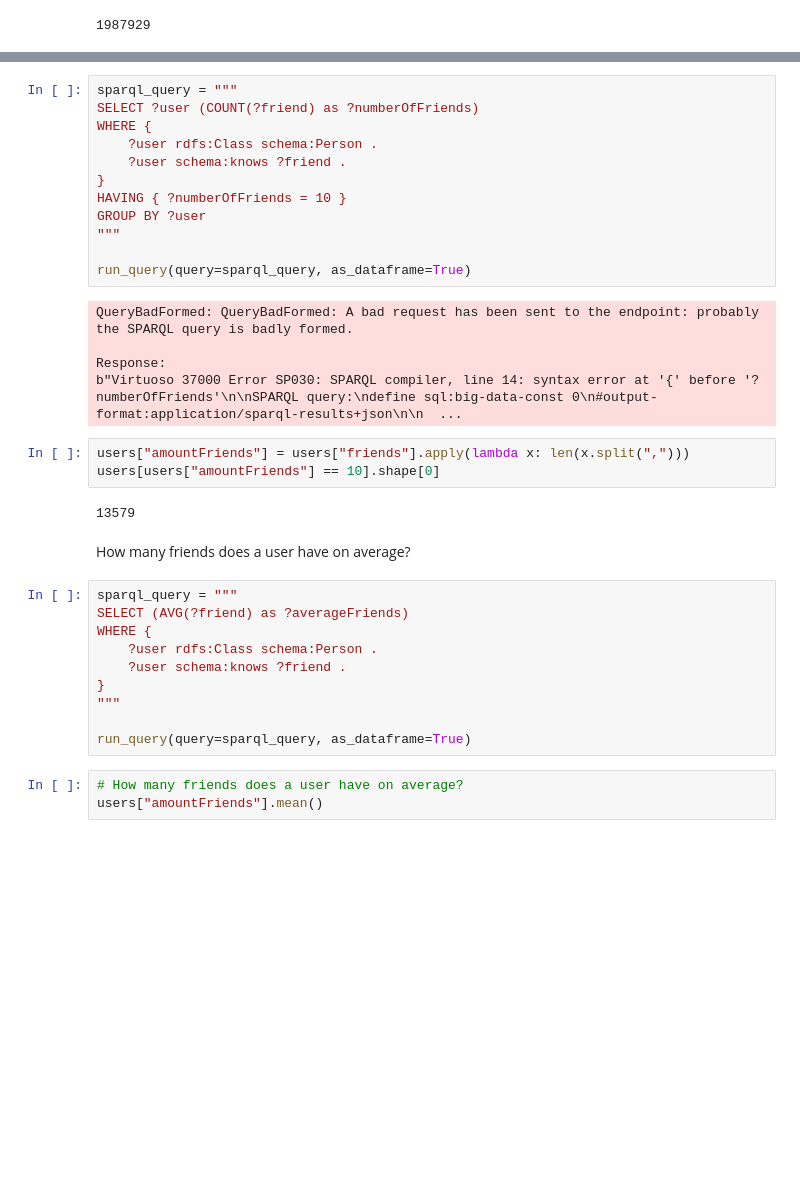
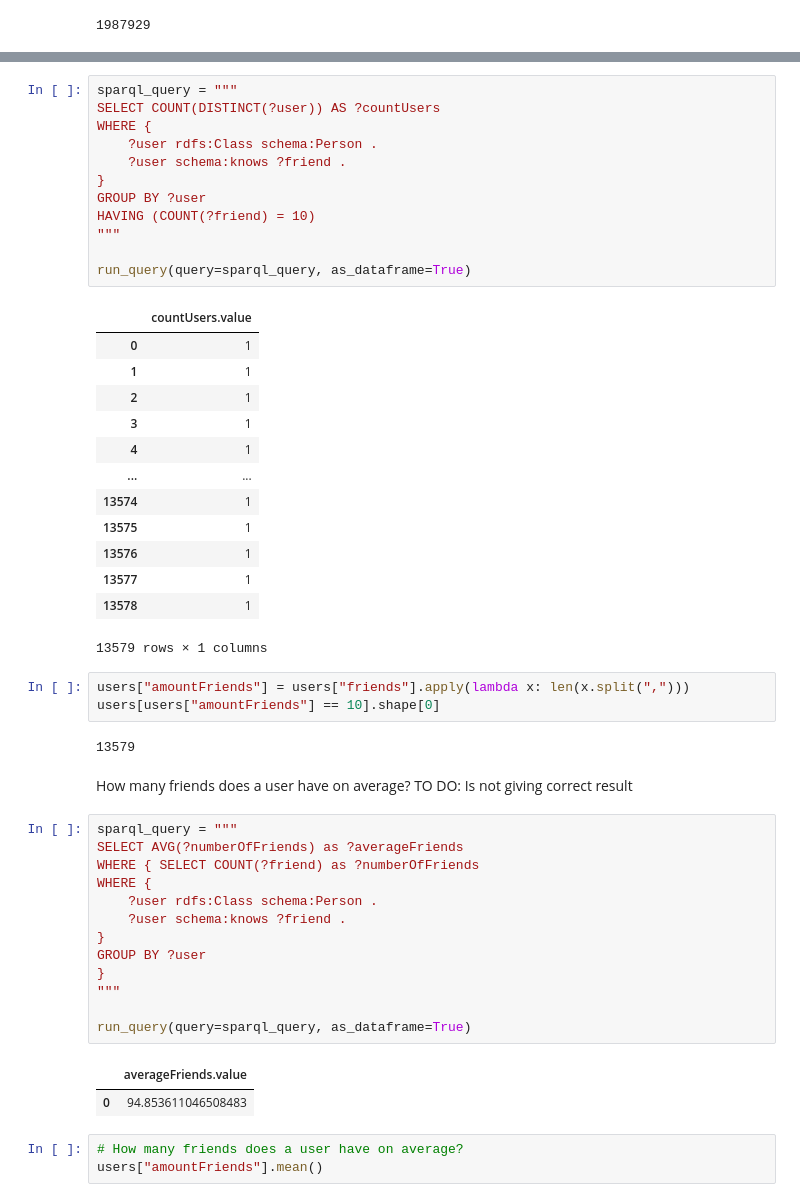
Before and after one commit to christiannielsen98/DVML-P7, a Jupyter notebook: Code/CompetencyQuestions/yelp_competency_question.ipynb, the cells around one changed output, grey strips where cells are left out. Drawn from its saved outputs; the diff is of its cells as text; blank space fills up the shorter version.

```diff
--- a/Code/CompetencyQuestions/yelp_competency_question.ipynb
+++ b/Code/CompetencyQuestions/yelp_competency_question.ipynb
@@ -308,20 +318,29 @@ How many users have 10 friends?
 # %%
 sparql_query = """
-SELECT ?user (COUNT(?friend) as ?numberOfFriends)
+SELECT COUNT(DISTINCT(?user)) AS ?countUsers
 WHERE {
     ?user rdfs:Class schema:Person .
     ?user schema:knows ?friend .
 }
-HAVING { ?numberOfFriends = 10 }
 GROUP BY ?user
+HAVING (COUNT(?friend) = 10)
 """
 
 run_query(query=sparql_query, as_dataframe=True)
 # %% [output]
+|  | countUsers.value |
+| 0 | 1 |
+| 1 | 1 |
+| 2 | 1 |
+| 3 | 1 |
+| 4 | 1 |
+| ... | ... |
+| 13574 | 1 |
+| 13575 | 1 |
+| 13576 | 1 |
+| 13577 | 1 |
+| 13578 | 1 |
-QueryBadFormed: QueryBadFormed: A bad request has been sent to the endpoint: probably the SPARQL query is badly formed.
-
-Response:
-b"Virtuoso 37000 Error SP030: SPARQL compiler, line 14: syntax error at '{' before '?numberOfFriends'\n\nSPARQL query:\ndefine sql:big-data-const 0\n#output-format:application/sparql-results+json\n\n  ...
+13579 rows × 1 columns
 # %%
 users["amountFriends"] = users["friends"].apply(lambda x: len(x.split(",")))
 users[users["amountFriends"] == 10].shape[0]
@@ -329,16 +348,23 @@ users[users["amountFriends"] == 10].shape[0]
 13579
 # %% [markdown]
 How many friends does a user have on average?
+TO DO: Is not giving correct result
 # %%
 sparql_query = """
-SELECT (AVG(?friend) as ?averageFriends)
+SELECT AVG(?numberOfFriends) as ?averageFriends
+WHERE { SELECT COUNT(?friend) as ?numberOfFriends
 WHERE {
     ?user rdfs:Class schema:Person .
     ?user schema:knows ?friend .
 }
+GROUP BY ?user
+}
 """
 
 run_query(query=sparql_query, as_dataframe=True)
+# %% [output]
+|  | averageFriends.value |
+| 0 | 94.853611046508483 |
 # %%
 # How many friends does a user have on average?
 users["amountFriends"].mean()
```
Also changed, not shown: parts of 16 cells of this notebook, 9 other files.
